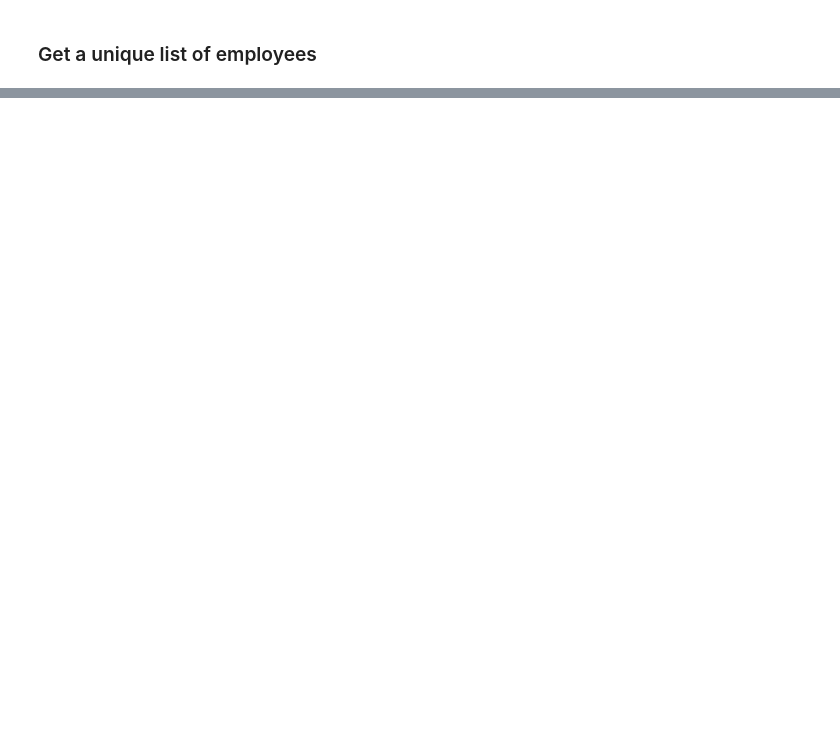
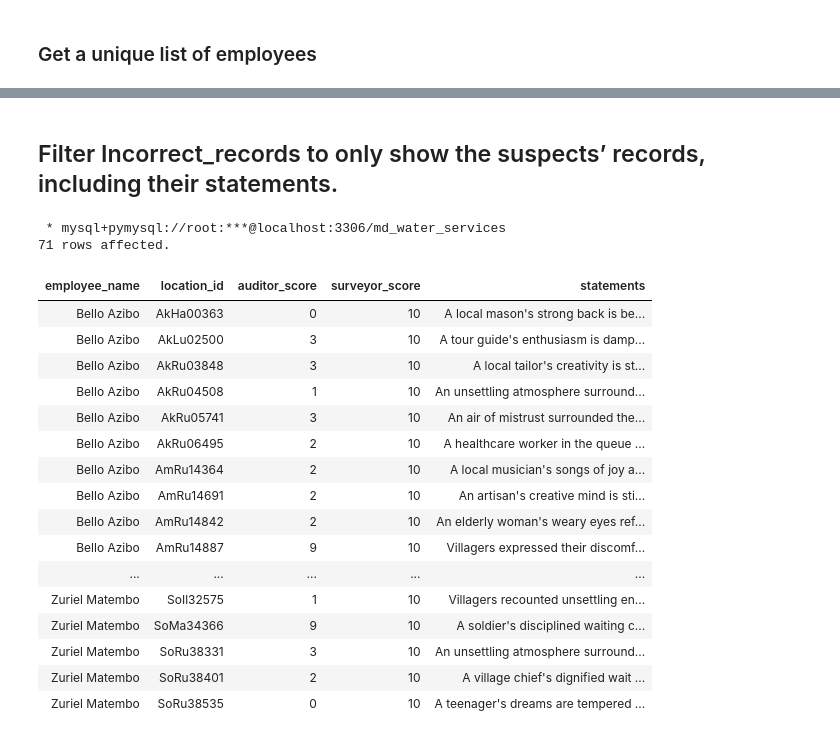
Before and after one commit to hendrybones/Water-distribution-project-, a Jupyter notebook: Water project part 3.ipynb, the cells around one changed output, grey strips where cells are left out. Cells and saved outputs as stored; diff of their text form; code cells hidden in the pictures; blank space fills up the shorter version.

```diff
--- a/Water project part 3.ipynb
+++ b/Water project part 3.ipynb
@@ -343,0 +521,51 @@ FROM Incorrect_records;]
+# %% [markdown]
+## Filter Incorrect_records to only show the suspects’ records, including their statements.
+# %%
+%%sql
+WITH error_count AS (
+    SELECT
+        employee_name,
+        COUNT(*) AS number_of_mistakes
+    FROM Incorrect_records
+    GROUP BY employee_name
+),
+
+-- Step 2: suspect_list = employees with above-average mistakes
+suspect_list AS (
+    SELECT
+        employee_name,
+        number_of_mistakes
+    FROM error_count
+    WHERE number_of_mistakes > (SELECT AVG(number_of_mistakes) FROM error_count)
+)
+
+-- Step 3: Pull all mismatched records (with statements) for suspects
+SELECT
+    ir.employee_name,
+    ir.location_id,
+    ir.auditor_score,
+    ir.surveyor_score,
+    ir.statements
+FROM Incorrect_records ir
+WHERE ir.employee_name IN (SELECT employee_name FROM suspect_list)
+ORDER BY ir.employee_name, ir.location_id;
+# %% [output]
+ * mysql+pymysql://root:***@localhost:3306/md_water_services
+71 rows affected.
+| employee_name | location_id | auditor_score | surveyor_score | statements |
+| Bello Azibo | AkHa00363 | 0 | 10 | A local mason's strong back is be... |
+| Bello Azibo | AkLu02500 | 3 | 10 | A tour guide's enthusiasm is damp... |
+| Bello Azibo | AkRu03848 | 3 | 10 | A local tailor's creativity is st... |
+| Bello Azibo | AkRu04508 | 1 | 10 | An unsettling atmosphere surround... |
+| Bello Azibo | AkRu05741 | 3 | 10 | An air of mistrust surrounded the... |
+| Bello Azibo | AkRu06495 | 2 | 10 | A healthcare worker in the queue ... |
+| Bello Azibo | AmRu14364 | 2 | 10 | A local musician's songs of joy a... |
+| Bello Azibo | AmRu14691 | 2 | 10 | An artisan's creative mind is sti... |
+| Bello Azibo | AmRu14842 | 2 | 10 | An elderly woman's weary eyes ref... |
+| Bello Azibo | AmRu14887 | 9 | 10 | Villagers expressed their discomf... |
+| ... | ... | ... | ... | ... |
+| Zuriel Matembo | SoIl32575 | 1 | 10 | Villagers recounted unsettling en... |
+| Zuriel Matembo | SoMa34366 | 9 | 10 | A soldier's disciplined waiting c... |
+| Zuriel Matembo | SoRu38331 | 3 | 10 | An unsettling atmosphere surround... |
+| Zuriel Matembo | SoRu38401 | 2 | 10 | A village chief's dignified wait ... |
+| Zuriel Matembo | SoRu38535 | 0 | 10 | A teenager's dreams are tempered ... |
```
Also changed, not shown: parts of 20 cells of this notebook.
